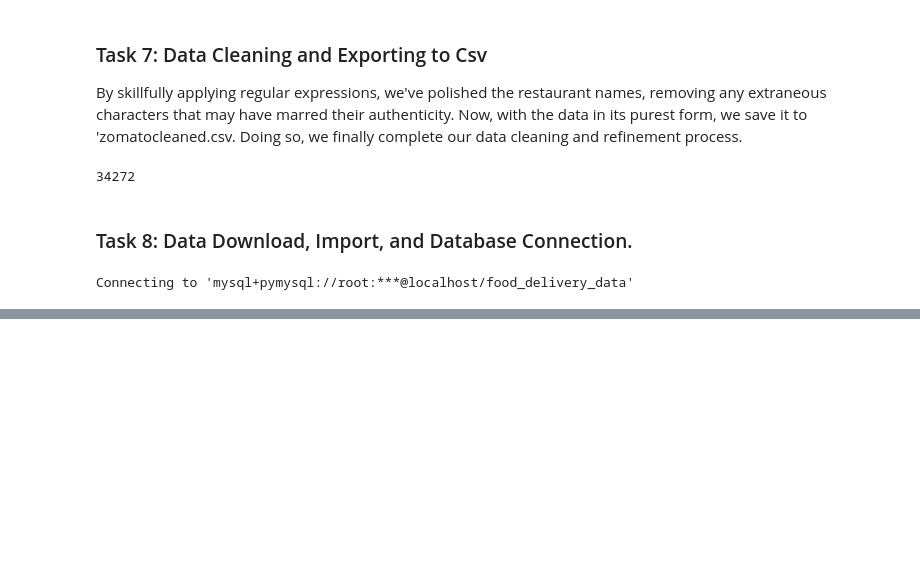
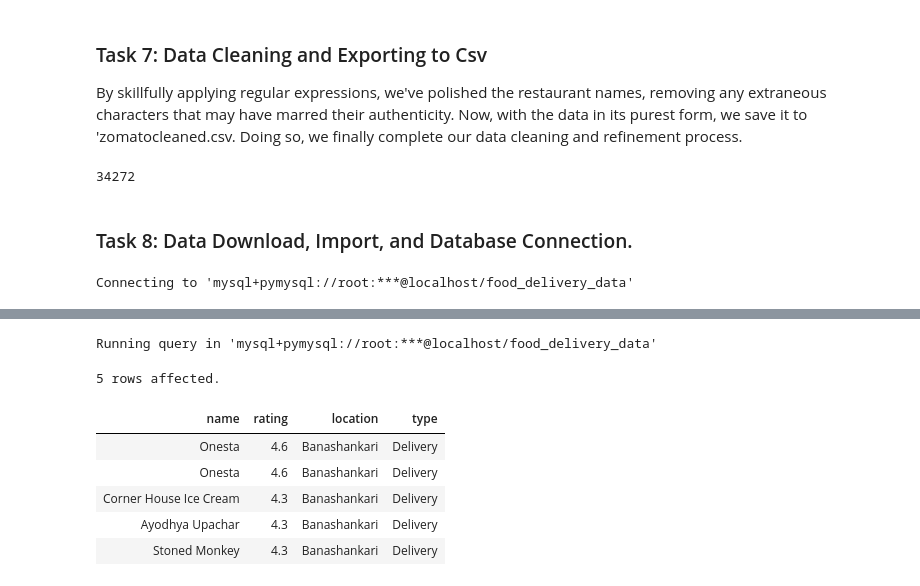
Before and after one commit to AlazarG19/Food-Delivery-App-Analysis, a Jupyter notebook: Untitled.ipynb, the cells around one changed output, grey strips where cells are left out. Cells and saved outputs as stored; diff of their text form; code cells hidden in the pictures; blank space fills up the shorter version.

```diff
--- a/Untitled.ipynb
+++ b/Untitled.ipynb
@@ -196,0 +218,12 @@ Connecting to 'mysql+pymysql://root:***@localhost/food_delivery_data'
+# %%
+%%sql
+select name,rating,location,type from zomato where location = "Banashankari" and type = "Delivery" order by rating desc  limit 5
+# %% [output]
+Running query in 'mysql+pymysql://root:***@localhost/food_delivery_data'
+5 rows affected.
+| name | rating | location | type |
+| Onesta | 4.6 | Banashankari | Delivery |
+| Onesta | 4.6 | Banashankari | Delivery |
+| Corner House Ice Cream | 4.3 | Banashankari | Delivery |
+| Ayodhya Upachar | 4.3 | Banashankari | Delivery |
+| Stoned Monkey | 4.3 | Banashankari | Delivery |
```
Also changed, not shown: parts of 13 cells of this notebook.
